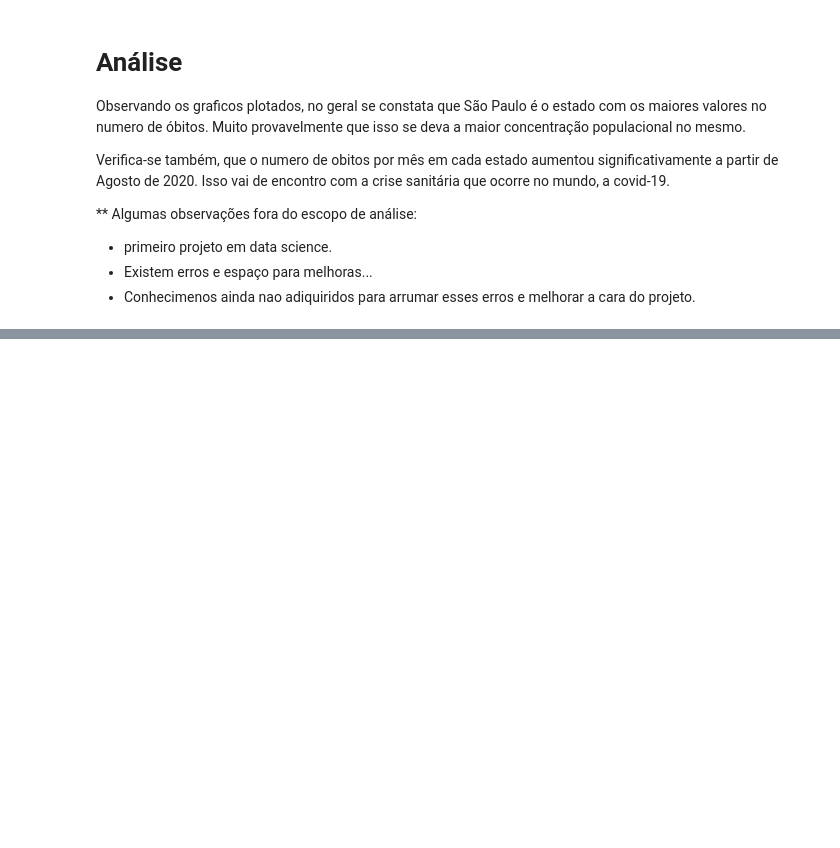
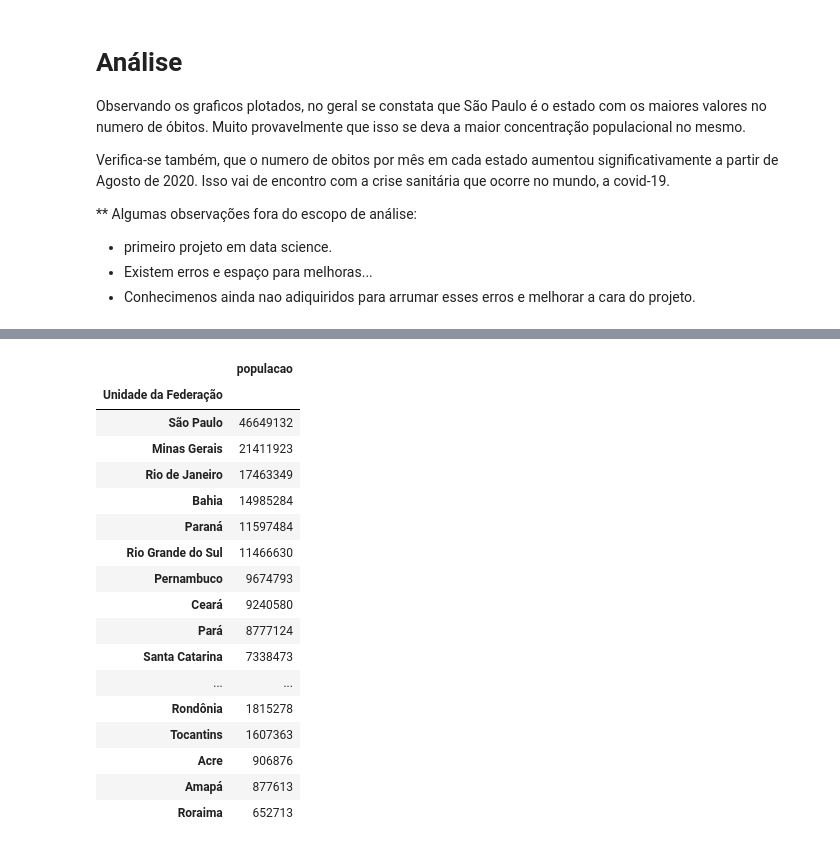
Before and after one commit to vitaoTM/Alura-BootCamp-DataScience, a Jupyter notebook: Análise_do_numero_de_obitos_por_região.ipynb, the cells around one changed output, grey strips where cells are left out. Drawn from its saved outputs; the diff is of its cells as text; code cells hidden in the pictures; blank space fills up the shorter version.

```diff
--- a/Análise_do_numero_de_obitos_por_região.ipynb
+++ b/Análise_do_numero_de_obitos_por_região.ipynb
@@ -304,0 +378,24 @@ Text(0.5, 1.0, 'Numero de mortes de Janeiro 2020 a Novembro 2021, dos 6 estados
+# %%
+populacao['populacao'] = populacao['População(2021)'].str.replace(' ', '').astype(int)
+populacao = populacao[['Unidade da Federação', 'populacao']].set_index('Unidade da Federação')
+populacao.index = populacao.index.str.strip()
+populacao
+# %% [output]
+|  | populacao |
+| Unidade da Federação |  |
+| São Paulo | 46649132 |
+| Minas Gerais | 21411923 |
+| Rio de Janeiro | 17463349 |
+| Bahia | 14985284 |
+| Paraná | 11597484 |
+| Rio Grande do Sul | 11466630 |
+| Pernambuco | 9674793 |
+| Ceará | 9240580 |
+| Pará | 8777124 |
+| Santa Catarina | 7338473 |
+| ... | ... |
+| Rondônia | 1815278 |
+| Tocantins | 1607363 |
+| Acre | 906876 |
+| Amapá | 877613 |
+| Roraima | 652713 |
```
Also changed, not shown: parts of 5 cells of this notebook.
